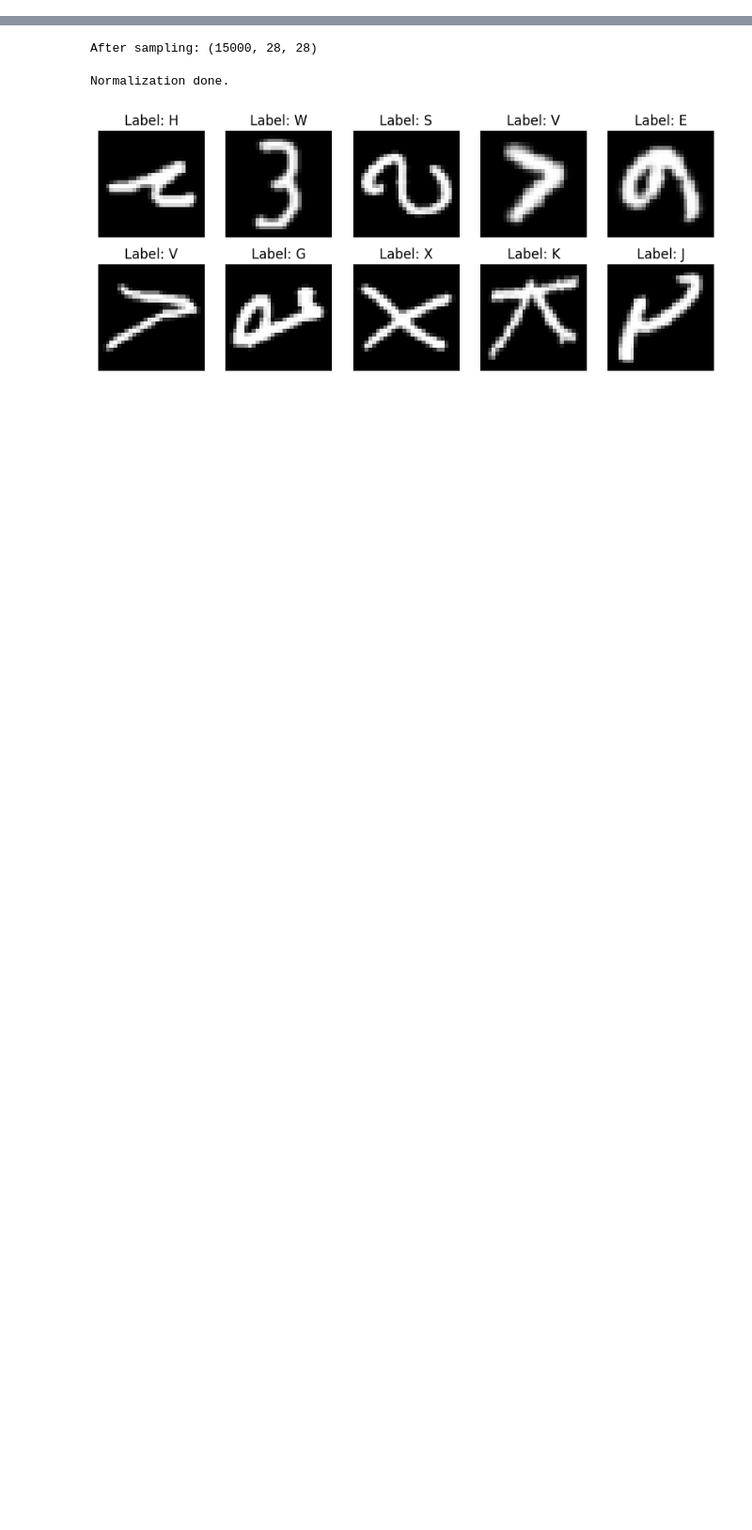
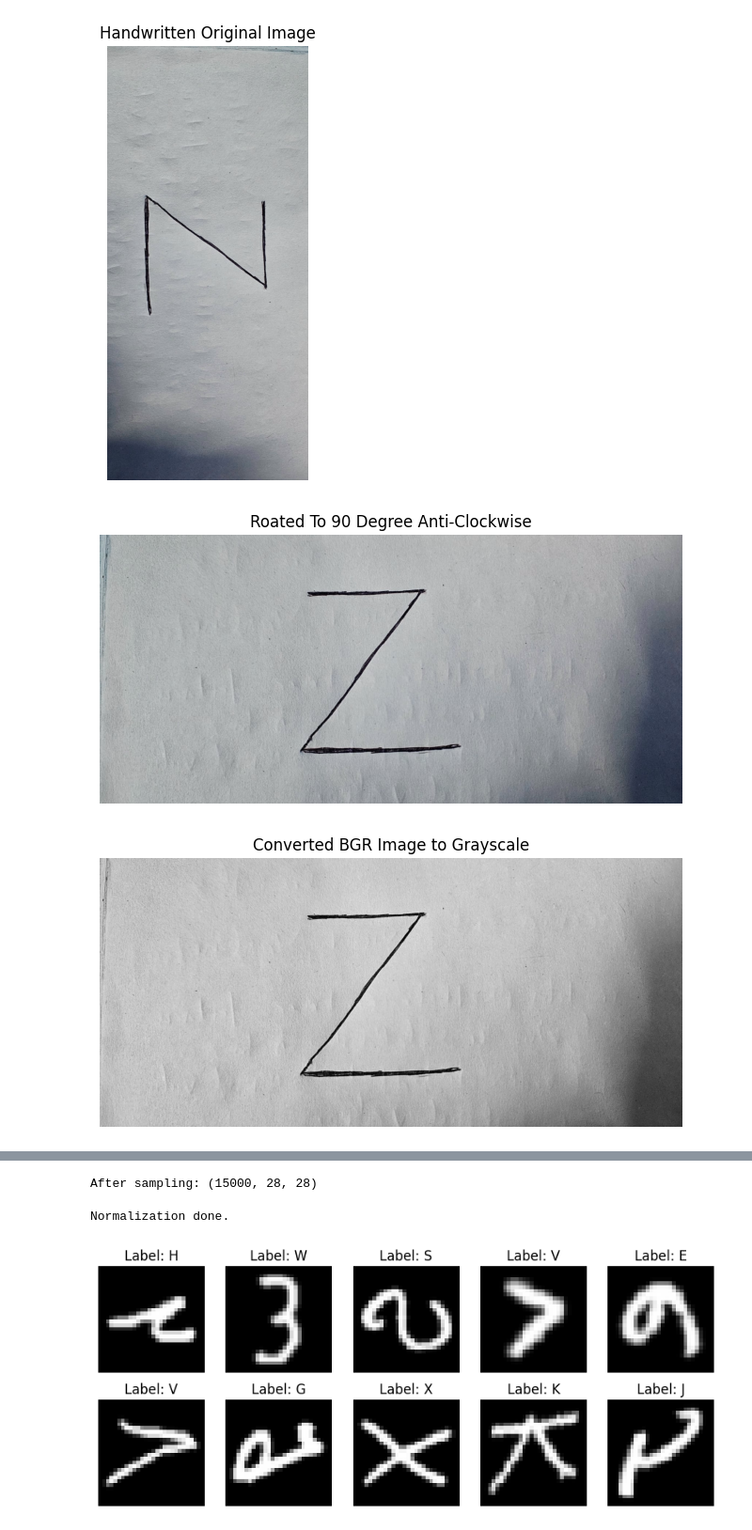
Before and after one commit to nkapre/cv-assignment-1, a Jupyter notebook: EMNIST.ipynb, the cells around one changed output, grey strips where cells are left out. Shown at 94% size. Drawn from its saved outputs; the diff is of its cells as text; code cells hidden in the pictures; blank space fills up the shorter version.

```diff
--- a/EMNIST.ipynb
+++ b/EMNIST.ipynb
@@ -0,0 +3,61 @@
+# %%
+# Handwritten image pipeline: load a real sample, validate it, rotate and convert to grayscale,
+# invert and resize to 28x28, then flatten to a 784-length uint8 bit array for downstream use.
+
+# import necessary libraries for handwritten test sample Image Processing
+import numpy as np
+import cv2
+import matplotlib.pyplot as plt
+
+# Re-Usable Method to Display the loaded Image
+def showImage(imageVariable, messageVariable):
+    plt.figure(figsize=(8, 6))
+
+    # If image has 2 dimensions, treat it as grayscale
+    if imageVariable.ndim == 2:
+        plt.imshow(imageVariable, cmap='gray')
+    else:
+        plt.imshow(imageVariable)  # color image
+
+    plt.axis('off')
+    plt.title(messageVariable)
+    plt.show()
+
+# Step:1 - Acquiring one real handwritten test sample Image for validation and Load Handwritten Image
+imgpath = r'C:\GithubRepositoryFolder\cv-assignment-1\my_handwritten_text.png'
+handwrittenimage = cv2.imread(imgpath)
+
+#Checking Proper Loading of the image
+if handwrittenimage is None:
+    raise FileNotFoundError(f"Either Image not found or could not be read: {imgpath}")
+else: showImage(handwrittenimage,"Handwritten Original Image")
+
+# Step:2 - Perform Elementary Operation On Test Image - Rotate Handwritten Test Image 90 Degree Anti-Clockwise.
+rotated_handwrittenimage = cv2.rotate(handwrittenimage, cv2.ROTATE_90_COUNTERCLOCKWISE)
+showImage(rotated_handwrittenimage,"Roated To 90 Degree Anti-Clockwise")
+
+# Step:3 - Perform Elementary Operation On Test Image - Convert BGR Image to Grayscale
+grayscale_handwrittenimage = cv2.cvtColor(rotated_handwrittenimage,cv2.COLOR_BGR2GRAY)
+showImage(grayscale_handwrittenimage,"Converted BGR Image to Grayscale")
+
+# Step:4 - Convert to binary (thresholding) - Inverts the pixel values of a grayscale handwritten image using OpenCV Function & Displays the inverted image in a window titled "Appled Binary Inverse Threshold".
+img_binary = cv2.bitwise_not(grayscale_handwrittenimage)
+showImage(img_binary,"Appled Binary Inverse Threshold")
+
+# Step:5 - Perform Elementary Operation On Test Image - Resizing the image to 28×28
+resized_handwrittenimage = cv2.resize(img_binary, (28, 28), interpolation=cv2.INTER_AREA)
+showImage(resized_handwrittenimage,"Resized To 28X28")
+
+# Step:6 - Flatten to 1D array of length 784 & checking the length of the Bit Array
+bit_array = resized_handwrittenimage.flatten().astype(np.uint8)
+print(len(bit_array))
+
+# Step:7 - Print as continuous bit string - Convert each bit to string and join with commas
+cs_bit = ''
+for b in bit_array:
+    cs_bit += str(b) + ','
+print(cs_bit)
+# %% [output]
+[figure, added]
+[figure, added]
+[figure, added]
```
Also changed, not shown: parts of 6 cells of this notebook, 4 other files.
